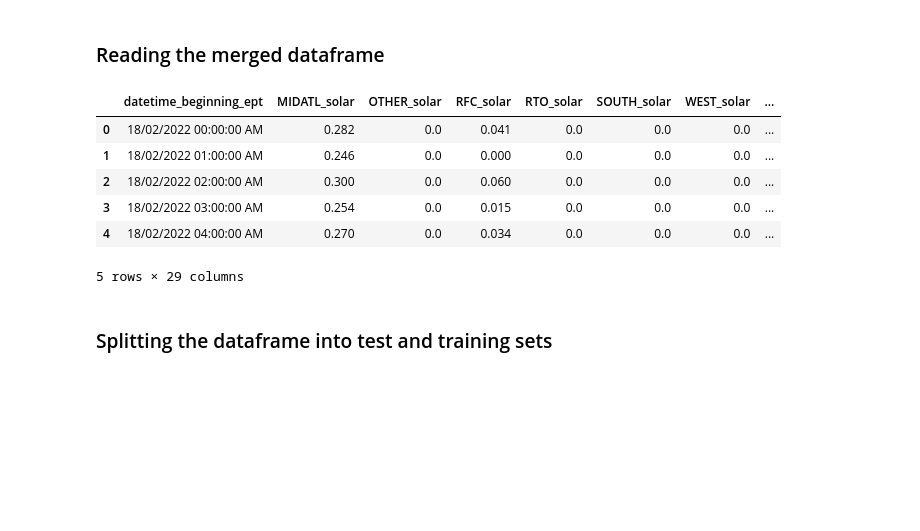
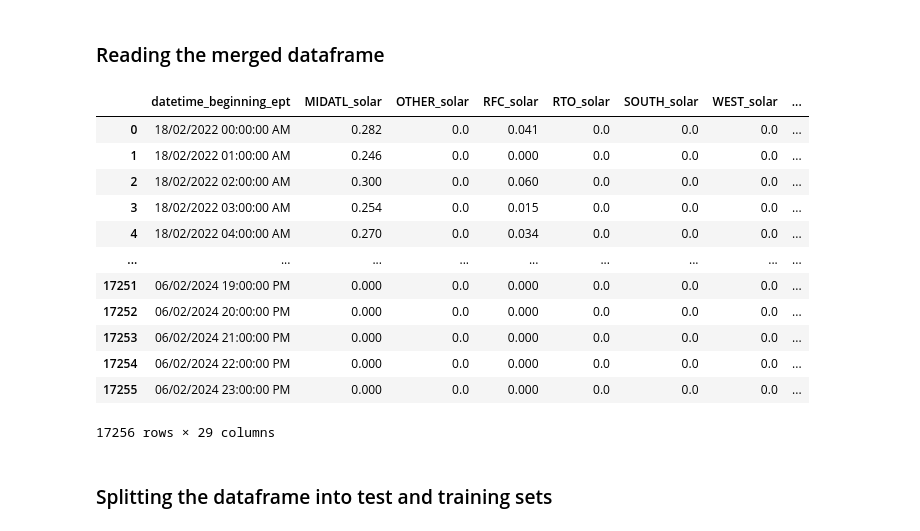
Before and after one commit to MSCI-446-Project-Team/MSCI_446_ML_Course_Project, a Jupyter notebook: Predictions/src/models.ipynb, the cells around one changed output. Saved outputs shown, nothing was run; the diff lists cells and outputs as text; code cells hidden in the pictures; blank space fills up the shorter version.

```diff
--- a/Predictions/src/models.ipynb
+++ b/Predictions/src/models.ipynb
@@ -6,15 +20,21 @@ from sklearn.model_selection import train_test_split
 ### Reading the merged dataframe
 # %%
 data = pd.read_csv('../Data/Final_table.csv')
-data.head()
+data
 # %% [output]
 |  | datetime_beginning_ept | MIDATL_solar | OTHER_solar | RFC_solar | RTO_solar | SOUTH_solar | WEST_solar | ... |
 | 0 | 18/02/2022 00:00:00 AM | 0.282 | 0.0 | 0.041 | 0.0 | 0.0 | 0.0 | ... |
 | 1 | 18/02/2022 01:00:00 AM | 0.246 | 0.0 | 0.000 | 0.0 | 0.0 | 0.0 | ... |
 | 2 | 18/02/2022 02:00:00 AM | 0.300 | 0.0 | 0.060 | 0.0 | 0.0 | 0.0 | ... |
 | 3 | 18/02/2022 03:00:00 AM | 0.254 | 0.0 | 0.015 | 0.0 | 0.0 | 0.0 | ... |
 | 4 | 18/02/2022 04:00:00 AM | 0.270 | 0.0 | 0.034 | 0.0 | 0.0 | 0.0 | ... |
+| ... | ... | ... | ... | ... | ... | ... | ... | ... |
+| 17251 | 06/02/2024 19:00:00 PM | 0.000 | 0.0 | 0.000 | 0.0 | 0.0 | 0.0 | ... |
+| 17252 | 06/02/2024 20:00:00 PM | 0.000 | 0.0 | 0.000 | 0.0 | 0.0 | 0.0 | ... |
+| 17253 | 06/02/2024 21:00:00 PM | 0.000 | 0.0 | 0.000 | 0.0 | 0.0 | 0.0 | ... |
+| 17254 | 06/02/2024 22:00:00 PM | 0.000 | 0.0 | 0.000 | 0.0 | 0.0 | 0.0 | ... |
+| 17255 | 06/02/2024 23:00:00 PM | 0.000 | 0.0 | 0.000 | 0.0 | 0.0 | 0.0 | ... |
-5 rows × 29 columns
+17256 rows × 29 columns
 # %% [markdown]
 ### Splitting the dataframe into test and training sets
 # %%
```
Also changed, not shown: parts of 32 cells of this notebook, 3 other files.
